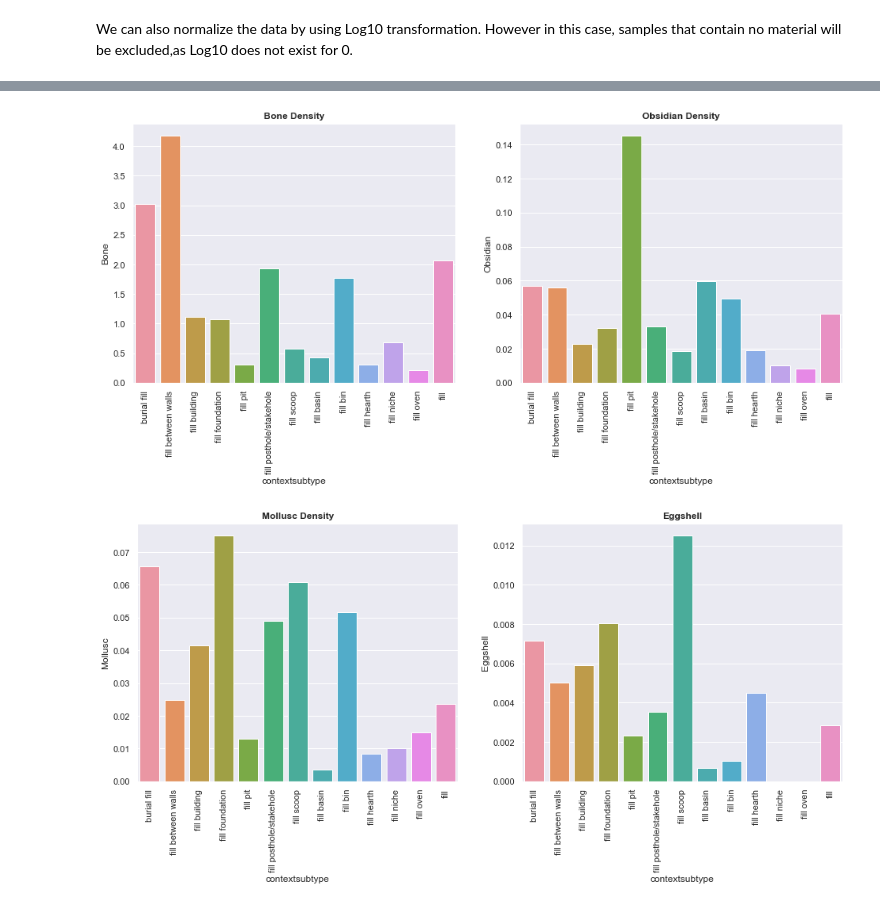
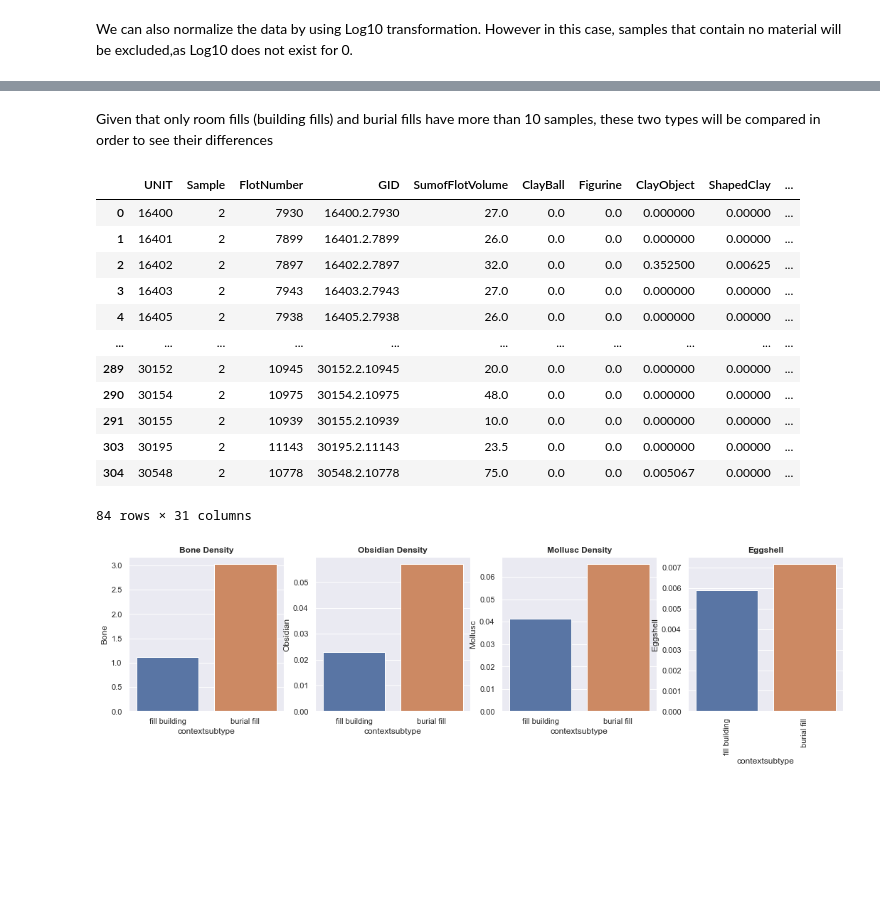
Before and after one commit to MilVas/Building77, a Jupyter notebook: HR_exploratory_analysis.ipynb, the cells around one changed output, grey strips where cells are left out. Drawn from its saved outputs; the diff is of its cells as text; code cells hidden in the pictures; blank space fills up the shorter version.

```diff
--- a/HR_exploratory_analysis.ipynb
+++ b/HR_exploratory_analysis.ipynb
@@ -272,45 +329,46 @@ We can also normalize the data by using Log10 transformation. However in this ca
+# %% [markdown]
+Given that only room fills (building fills) and burial fills have more than 10 samples, these two types will be compared in order to see their differences
+# %%
+fills_selection = fills[fills['contextsubtype'].isin(['burial fill','fill building'])]
+fills_selection
+# %% [output]
+|  | UNIT | Sample | FlotNumber | GID | SumofFlotVolume | ClayBall | Figurine | ClayObject | ShapedClay | ... |
+| 0 | 16400 | 2 | 7930 | 16400.2.7930 | 27.0 | 0.0 | 0.0 | 0.000000 | 0.00000 | ... |
+| 1 | 16401 | 2 | 7899 | 16401.2.7899 | 26.0 | 0.0 | 0.0 | 0.000000 | 0.00000 | ... |
+| 2 | 16402 | 2 | 7897 | 16402.2.7897 | 32.0 | 0.0 | 0.0 | 0.352500 | 0.00625 | ... |
+| 3 | 16403 | 2 | 7943 | 16403.2.7943 | 27.0 | 0.0 | 0.0 | 0.000000 | 0.00000 | ... |
+| 4 | 16405 | 2 | 7938 | 16405.2.7938 | 26.0 | 0.0 | 0.0 | 0.000000 | 0.00000 | ... |
+| ... | ... | ... | ... | ... | ... | ... | ... | ... | ... | ... |
+| 289 | 30152 | 2 | 10945 | 30152.2.10945 | 20.0 | 0.0 | 0.0 | 0.000000 | 0.00000 | ... |
+| 290 | 30154 | 2 | 10975 | 30154.2.10975 | 48.0 | 0.0 | 0.0 | 0.000000 | 0.00000 | ... |
+| 291 | 30155 | 2 | 10939 | 30155.2.10939 | 10.0 | 0.0 | 0.0 | 0.000000 | 0.00000 | ... |
+| 303 | 30195 | 2 | 11143 | 30195.2.11143 | 23.5 | 0.0 | 0.0 | 0.000000 | 0.00000 | ... |
+| 304 | 30548 | 2 | 10778 | 30548.2.10778 | 75.0 | 0.0 | 0.0 | 0.005067 | 0.00000 | ... |
+84 rows × 31 columns
 # %%
-#comparing all fills
-
-fills = df2.loc[df2['DataCategory']=='fill']
-
 #plotting densities of Bone and obsidian
 
-fig, ax = plt.subplots(nrows=1, ncols=2, figsize = (16,6))
+fig, ax = plt.subplots(nrows=1, ncols=4, figsize = (18,4))
 
-sns.barplot(fills["contextsubtype"], fills['Bone'],
+sns.barplot(fills_selection["contextsubtype"], fills['Bone'],
              ax=ax[0], ci=None);
 plt.xticks(rotation=90);
 ax[0].set_title("Bone Density", fontweight='bold');
 plt.xticks(rotation=90)
 
-sns.barplot(fills["contextsubtype"], fills['Obsidian'],
+sns.barplot(fills_selection["contextsubtype"], fills['Obsidian'],
              ax=ax[1], ci=None);
 ax[1].set_title("Obsidian Density", fontweight='bold');
 
-for a in ax:
-    plt.sca(a)
-    plt.xticks(rotation=90)
+sns.barplot(fills_selection["contextsubtype"], fills_selection['Mollusc'],
+             ax=ax[2], ci=None);
+plt.xticks(rotation=90);
+ax[2].set_title("Mollusc Density", fontweight='bold');
+plt.xticks(rotation=90)
+
+sns.barplot(fills_selection["contextsubtype"], fills_selection['Eggshell'],
+             ax=ax[3], ci=None);
+ax[3].set_title("Eggshell", fontweight='bold');
 # %% [output]
-[figure, old version]
+[figure, new version]
-# %%
-#plotting densities of Mollusc and Eggshell
-
-fig, ax = plt.subplots(nrows=1, ncols=2, figsize = (16,6))
-
-sns.barplot(fills["contextsubtype"], fills['Mollusc'],
-             ax=ax[0], ci=None);
-plt.xticks(rotation=90);
-ax[0].set_title("Mollusc Density", fontweight='bold');
-plt.xticks(rotation=90)
-
-sns.barplot(fills["contextsubtype"], fills['Eggshell'],
-             ax=ax[1], ci=None);
-ax[1].set_title("Eggshell", fontweight='bold');
-
-for a in ax:
-    plt.sca(a)
-    plt.xticks(rotation=90)
-# %% [output]
-[figure, removed]
 # %%
```
Also changed, not shown: parts of 25 cells of this notebook, 1 other file.
